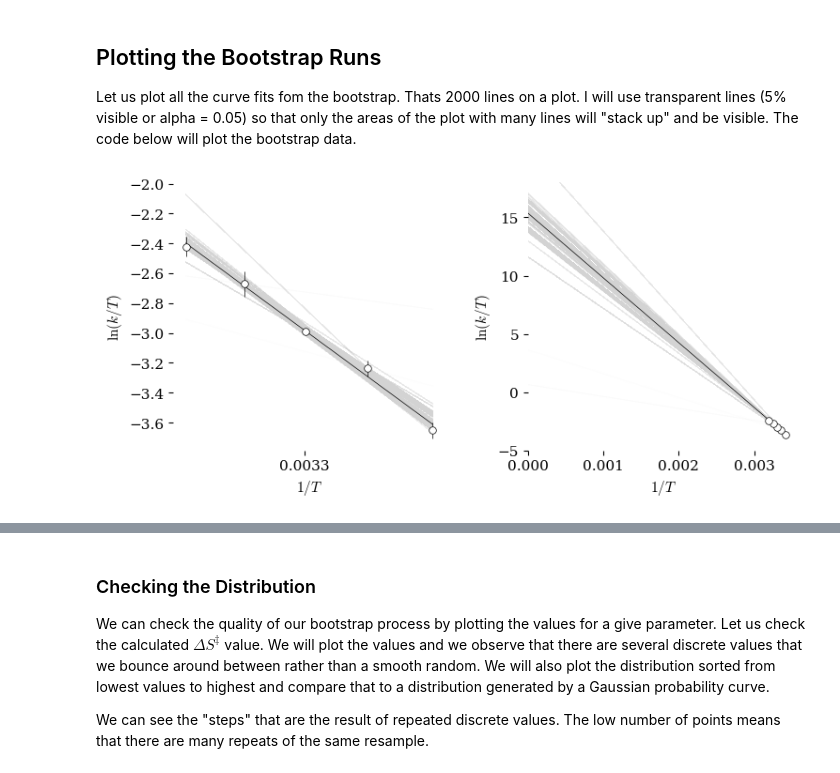
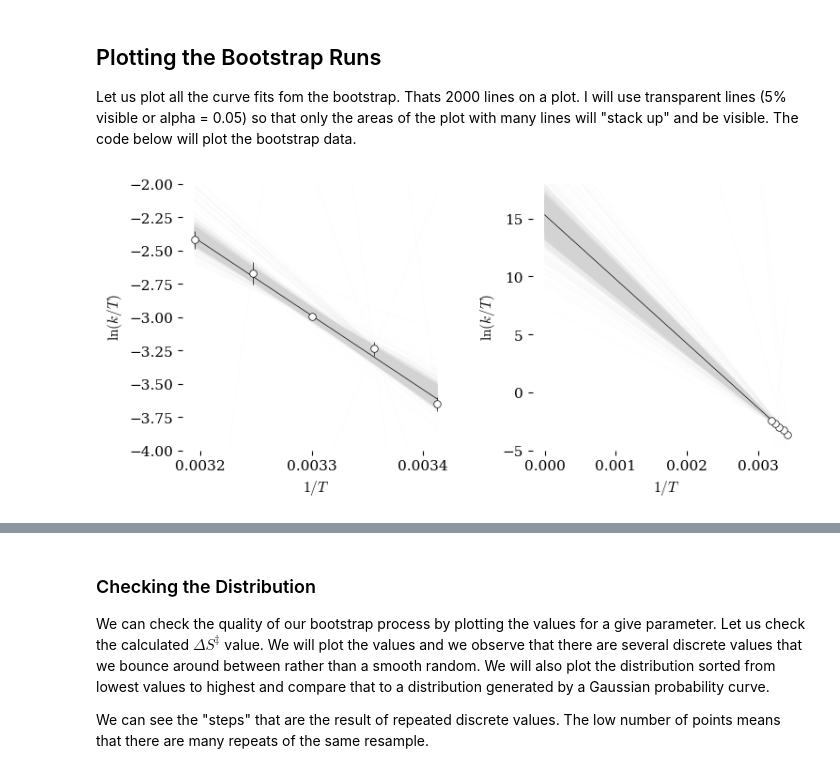
Before and after one commit to blinkletter/PythonPresentation, a Jupyter notebook: 03E-Eyring_Exercises_5_Bootstrap.ipynb, the cells around one changed output, grey strips where cells are left out. Saved outputs shown, nothing was run; the diff lists cells and outputs as text; code cells hidden in the pictures.

```diff
--- a/03E-Eyring_Exercises_5_Bootstrap.ipynb
+++ b/03E-Eyring_Exercises_5_Bootstrap.ipynb
@@ -31,7 +31,7 @@ from uncertainties import unumpy as unp  # a replacement for numpy that uses unc
 
 ### Set global variables
 
-#location_data = "data/"         ## Use either local folder or github folder.
-#location_styles = "styles/"     ## Use github locations for Colab
-location_data = "https://raw.githubusercontent.com/blinkletter/PythonPresentation/main/data/"
-location_styles = "https://raw.githubusercontent.com/blinkletter/PythonPresentation/main/styles/"
+location_data = "data/"         ## Use either local folder or github folder.
+location_styles = "styles/"     ## Use github locations for Colab
+#location_data = "https://raw.githubusercontent.com/blinkletter/PythonPresentation/main/data/"
+#location_styles = "https://raw.githubusercontent.com/blinkletter/PythonPresentation/main/styles/"
@@ -309,15 +312,15 @@ ax[0].set(
           ylabel=r"$\ln (k / T)$",
           xlabel=r"$1/T$",
 #          xlim=[0.0030,0.00354],
-#          ylim=[-4.5,-1.1]
+          ylim=[-4.0,-2.0]
        )
-ax[0].set_xticks([0.0031,0.0033,0.0035])
+ax[0].set_xticks([0.0032,0.0033,0.0034])
 
 ax[1].set(
 #          title = Title,
           ylabel=r"$\ln (k / T)$",
           xlabel=r"$1/T$",
-          xlim=[0, 0.0036],
+#          xlim=[0, 0.0036],
           ylim=[-5,18]
        )
 ax[1].set_xticks([0,0.001,0.002,0.003])
@@ -326,34 +329,34 @@ ax[0].scatter(x,y, marker='o', s = 30,
               facecolor='white', edgecolor='black', linewidth = 0.5, zorder=5)
 ax[1].scatter(x,y, marker='o', s = 30,
               facecolor='white', edgecolor='black', linewidth = 0.5, zorder=5)
 
 ax[0].errorbar(x, y, yerr=2*y_err, xerr=None, fmt="None",
                ecolor="black", elinewidth=0.5,
             #   capsize=2, capthick=0.5,
                zorder=2)
 
 for line in bs["y_for_ci"]:
     ax[0].plot(bs["x_for_ci"], line,
-               color='lightgrey', linewidth = 0.5, alpha=.05, zorder=1)
+               color='lightgray', linewidth = 0.5, alpha=0.05, zorder=1)
 for line in bs["y0_for_ci"]:
     ax[1].plot(bs["x0_for_ci"], line,
-               color='lightgrey', linewidth = 0.5, alpha=.05, zorder=1)
+               color='lightgray', linewidth = 0.5, alpha=0.05, zorder=1)
 
 #######################################
 ### Plot Best Fit
 #######################################
 
 ax[0].plot(bs["x_for_ci"], linear(bs["x_for_ci"], slope_u.n, intercept_u.n),
            color='black', linewidth = 0.5, zorder=4)
 ax[1].plot(bs["x0_for_ci"], linear(bs["x0_for_ci"], slope_u.n, intercept_u.n),
            color='black', linewidth = 0.5, zorder=4)
 
 #######################################
 ### Output plot
 #######################################
 
 plt.tight_layout(pad=2, h_pad=None, w_pad=None, rect=None)
-plt.savefig("plots/Eyring_bootstrap_1.pdf")
+plt.savefig("plots/Eyring_bootstrap_1lightgray.pdf")
 plt.show()
 # %% [output]
-[figure, old version]
+[figure, new version]
```
Also changed, not shown: parts of 11 cells of this notebook, 59 other files.
